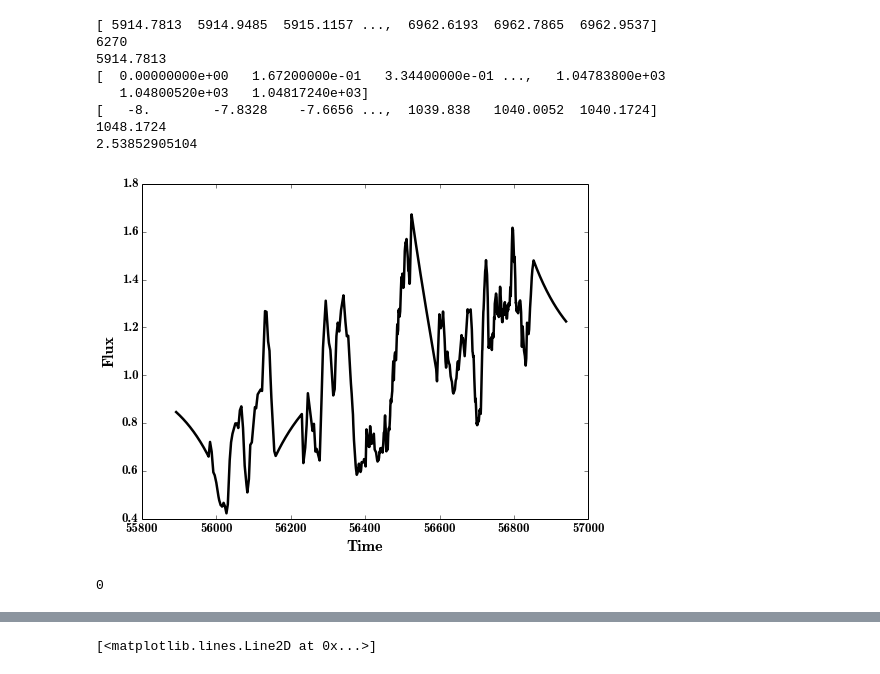
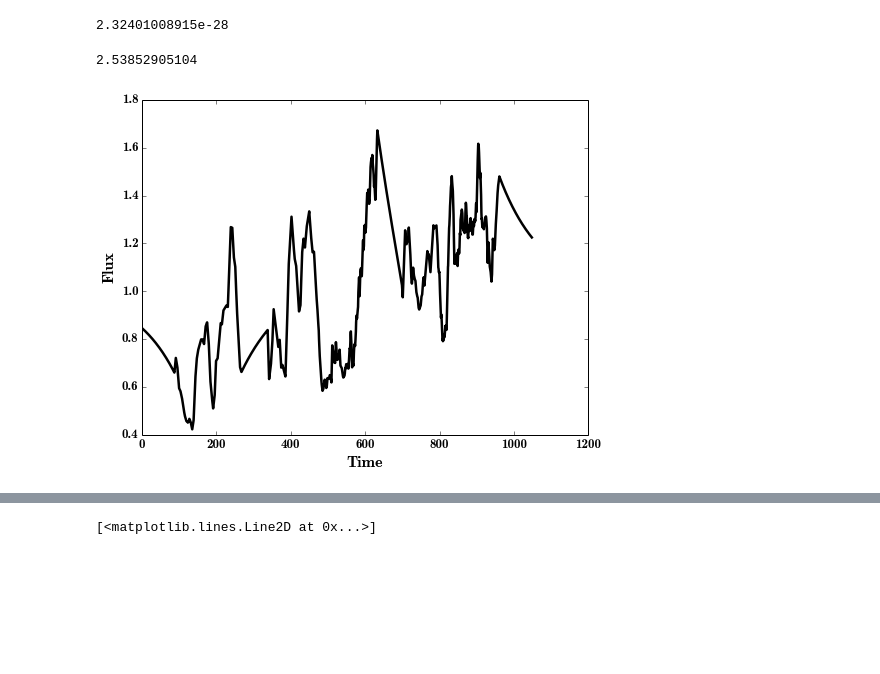
Before and after one commit to husnedereli/Reprocessing_disk, a Jupyter notebook: Compute_UVW2_LC_fitted_with_ADmodel.ipynb, the cells around one changed output, grey strips where cells are left out. Saved outputs shown, nothing was run; the diff lists cells and outputs as text; code cells hidden in the pictures; blank space fills up the shorter version.

```diff
--- a/Compute_UVW2_LC_fitted_with_ADmodel.ipynb
+++ b/Compute_UVW2_LC_fitted_with_ADmodel.ipynb
@@ -17,3 +42,10 @@ import ctypes
+# %%
+summ = 0.0
+for i in range(Nint-1):
+    summ += 0.5*(spec[i+1]+ spec[i])*(wavelength[i+1]-wavelength[i])
+print summ
+# %% [output]
+2.32401008915e-28
 # %%
 #Initialization
 Ntau = 7
@@ -22,43 +54,25 @@ tau_time = np.asarray(tau_time)
 ratio = [-1.0,-1.0,-1.0,-1.0,-1.0,-1.0,-1.0]
 ratio = np.asarray(ratio)
 # %%
-time = []
-flux = []
-fluxerr = []
+time_ILC = []
+flux_ILC = []
+fluxerr_ILC = []
 with open('Output_Lstar.txt') as f:
     for line in f:
         data = line.split()
         #print float(data[0])
-        time.append(float(data[0]))
-        flux.append(float(data[1]))
-        fluxerr.append(float(data[2]))
-time = np.asarray(time)
-flux = np.asarray(flux)
-fluxerr = np.asarray(fluxerr)
-print time
-print len(time)
-Ntime = len(time)
-print time[0]
-time = time-time[0]
-print time
-time = time-8 #days
-print time
-#print time[Ntime-1]
-print (time[Ntime-1]-time[0])
-#time = time+(time[Ntime-1]-time[0])
-#print time
-mean_F = mean(flux)
+        time_ILC.append(float(data[0]))
+        flux_ILC.append(float(data[1]))
+        fluxerr_ILC.append(float(data[2]))
+time_ILC = np.asarray(time_ILC)
+flux_ILC = np.asarray(flux_ILC)
+fluxerr_ILC = np.asarray(fluxerr_ILC)
+
+mean_F = mean(flux_ILC)
 print mean_F
-flux = flux / mean_F
-time = time + 55900
+flux_ILC = flux_ILC / mean_F
+time_ILC = time_ILC-time_ILC[0]
 # %% [output]
-[ 5914.7813  5914.9485  5915.1157 ...,  6962.6193  6962.7865  6962.9537]
-6270
-5914.7813
-[  0.00000000e+00   1.67200000e-01   3.34400000e-01 ...,   1.04783800e+03
-   1.04800520e+03   1.04817240e+03]
-[   -8.        -7.8328    -7.6656 ...,  1039.838   1040.0052  1040.1724]
-1048.1724
 2.53852905104
 # %%
 #if I want to save it in pdf
@@ -70,40 +84,38 @@ import matplotlib.lines as lns
 from numpy.random import normal
 #import matplotlib as mpl
 #mpl.rcParams['axes.linewidth'] = 2 #set the value globally
 
 font = {'family' : 'normal',
         'weight' : 'normal', #bold',
         'size'   : 13}
 matplotlib.rc('font', **font) # it is for the tickness of axis and label
 #You can find a full list of available properties on the Customizing matplotlib page.
 
 # Create the PdfPages object to which we will save the pages:
 # The with statement makes sure that the PdfPages object is closed properly at
 # the end of the block, even if an Exception occurs.
 with PdfPages('LC_Output_Lstar.pdf') as pdf:
     #plt.rc('text', usetex=True)
     plt.figure(figsize=(8, 6))
-    plt.plot(time, flux, 'k', linewidth=2.5)#, label='UVW2 Swift band passes')
+    plt.plot(time_ILC, flux_ILC, 'k', linewidth=2.5)#, label='UVW2 Swift band passes')
     #plt.legend(('UVW2 Swift band passes','rescaled'), loc = 0)
     #plt.hist(alpha_obs1, bins=20, histtype='step', color='k')
     #plt.legend(('all data'), loc = 0)
     #plt.vlines(x=-1.5, ymin=0, ymax=80, color="black", linewidth=1, linestyle="--", zorder=-1)
     #plt.text(-1.5, 100, 'IPD', fontsize=20)
     #plt.text(-1.5, 100, 'all data', fontsize=20)
     plt.ylabel('Flux', size =16)
     plt.xlabel('Time', size =16)
     ## set axis limits
     #plt.ylim(0, 1)
     #plt.xlim(1500, 3500)
     #pdf.savefig()
     #plt.close() #If I don't want to see plot in the screen like below I can open this one
 # %% [output]
-[figure, old version]
+[figure, new version]
 # %%
 #2) Compute UVW2 LC assuming illuminating source (Flux)
 #follow the UVW2 fitted with the acretion disk model
 Filter=np.array([1,1,1,0,1,1])
 # %%
-ad.AD_py(6,Filter, time, flux, ratio, tau_time, Ntime, Ntau)
+#ad.AD_py(6,Filter, time, flux, ratio, tau_time, Ntime, Ntau)
-# %% [output]
-0
```
Also changed, not shown: parts of 11 cells of this notebook, 4 other files.
